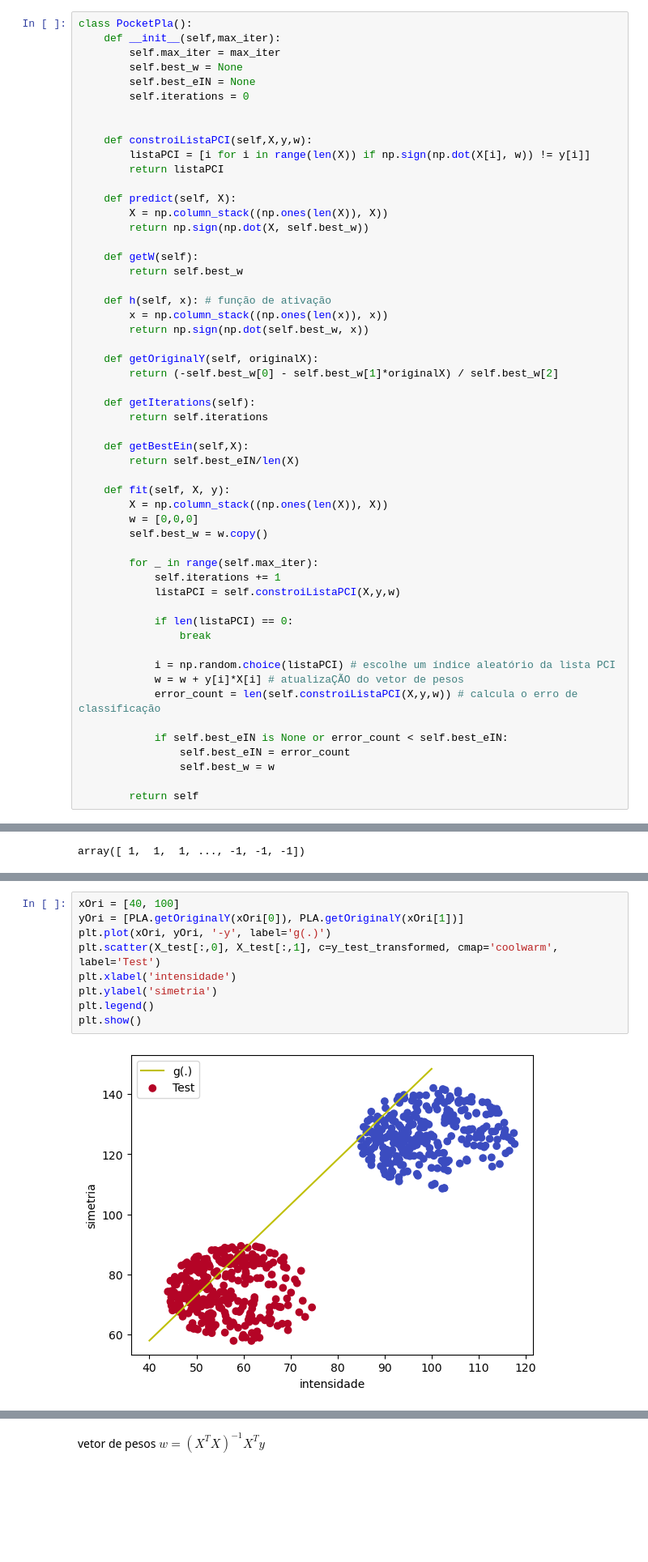
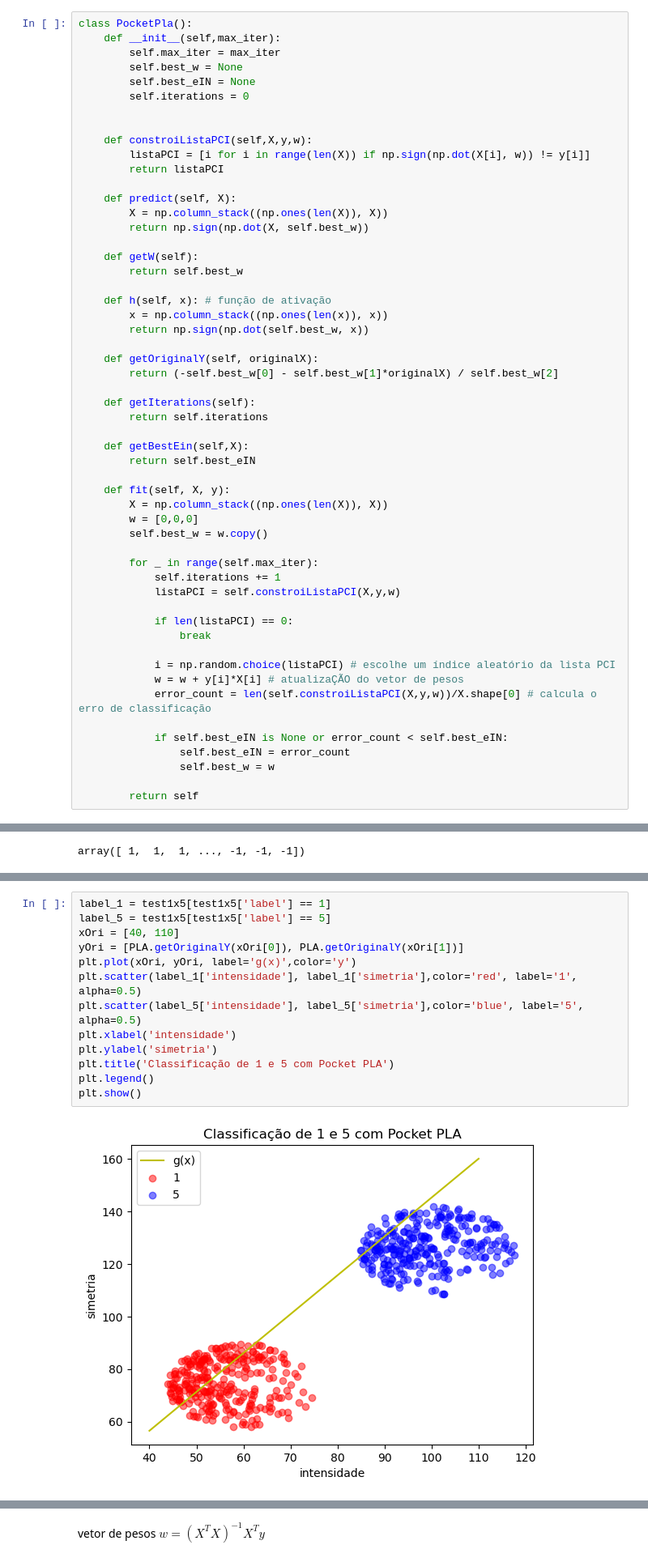
Before and after one commit to adriel1ft/reconhecimento_padroes, a Jupyter notebook: index.ipynb, the cells around one changed output, grey strips where cells are left out. Shown at 81% size. Saved outputs shown, nothing was run; the diff lists cells and outputs as text; blank space fills up the shorter version.

```diff
--- a/index.ipynb
+++ b/index.ipynb
@@ -70,7 +62,7 @@ class PocketPla():
         return self.iterations
 
     def getBestEin(self,X):
-        return self.best_eIN/len(X)
+        return self.best_eIN
 
     def fit(self, X, y):
         X = np.column_stack((np.ones(len(X)), X))
@@ -86,7 +78,7 @@ class PocketPla():
 
             i = np.random.choice(listaPCI) # escolhe um índice aleatório da lista PCI
             w = w + y[i]*X[i] # atualizaÇÃO do vetor de pesos
-            error_count = len(self.constroiListaPCI(X,y,w)) # calcula o erro de classificação
+            error_count = len(self.constroiListaPCI(X,y,w))/X.shape[0] # calcula o erro de classificação
 
             if self.best_eIN is None or error_count < self.best_eIN:
                 self.best_eIN = error_count
@@ -122,11 +123,15 @@ accuracy
 # %%
-xOri = [40, 100]
+label_1 = test1x5[test1x5['label'] == 1]
+label_5 = test1x5[test1x5['label'] == 5]
+xOri = [40, 110]
 yOri = [PLA.getOriginalY(xOri[0]), PLA.getOriginalY(xOri[1])]
-plt.plot(xOri, yOri, '-y', label='g(.)')
-plt.scatter(X_test[:,0], X_test[:,1], c=y_test_transformed, cmap='coolwarm', label='Test')
+plt.plot(xOri, yOri, label='g(x)',color='y')
+plt.scatter(label_1['intensidade'], label_1['simetria'],color='red', label='1', alpha=0.5)
+plt.scatter(label_5['intensidade'], label_5['simetria'],color='blue', label='5', alpha=0.5)
 plt.xlabel('intensidade')
 plt.ylabel('simetria')
+plt.title('Classificação de 1 e 5 com Pocket PLA')
 plt.legend()
 plt.show()
 # %% [output]
-[figure, old version]
+[figure, new version]
```
Also changed, not shown: parts of 16 cells of this notebook, 1 other file.
